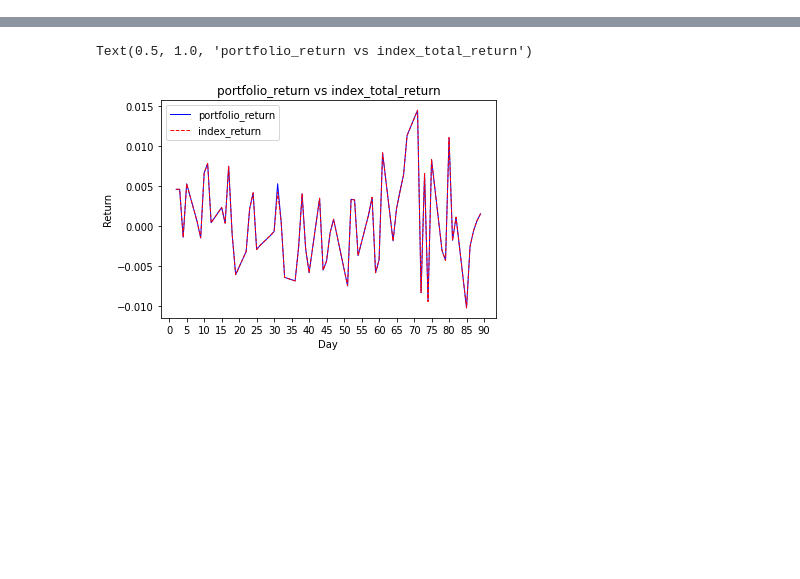
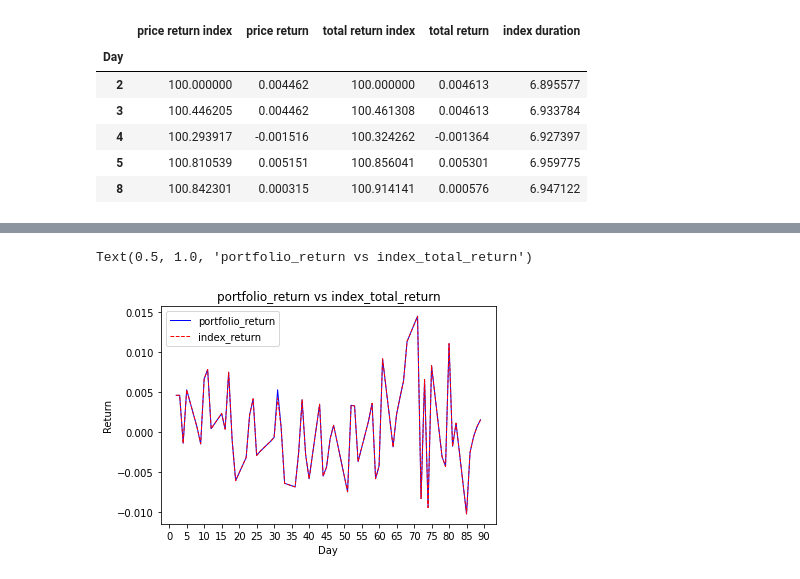
Before and after one commit to DalingCui/RPIA_answer, a Jupyter notebook: RPIA.ipynb, the cells around one changed output, grey strips where cells are left out. Saved outputs shown, nothing was run; the diff lists cells and outputs as text; code cells hidden in the pictures; blank space fills up the shorter version.

```diff
--- a/RPIA.ipynb
+++ b/RPIA.ipynb
@@ -111,7 +111,15 @@ index.set_index('Day',inplace = True)
 index.loc[2,'price return'] = index.loc[3,'price return']
 index.loc[2,'total return'] = index.loc[3,'total return']
 # %%
-# index.head(5)
+index.head(5)
+# %% [output]
+|  | price return index | price return | total return index | total return | index duration |
+| Day |  |  |  |  |  |
+| 2 | 100.000000 | 0.004462 | 100.000000 | 0.004613 | 6.895577 |
+| 3 | 100.446205 | 0.004462 | 100.461308 | 0.004613 | 6.933784 |
+| 4 | 100.293917 | -0.001516 | 100.324262 | -0.001364 | 6.927397 |
+| 5 | 100.810539 | 0.005151 | 100.856041 | 0.005301 | 6.959775 |
+| 8 | 100.842301 | 0.000315 | 100.914141 | 0.000576 | 6.947122 |
 # %%
 df_term = df_met.pivot(index = 'Day', columns = 'ID',values = 'Term')
 df_weight['short_term_weight']=0
```
Also changed, not shown: parts of 4 cells of this notebook.
